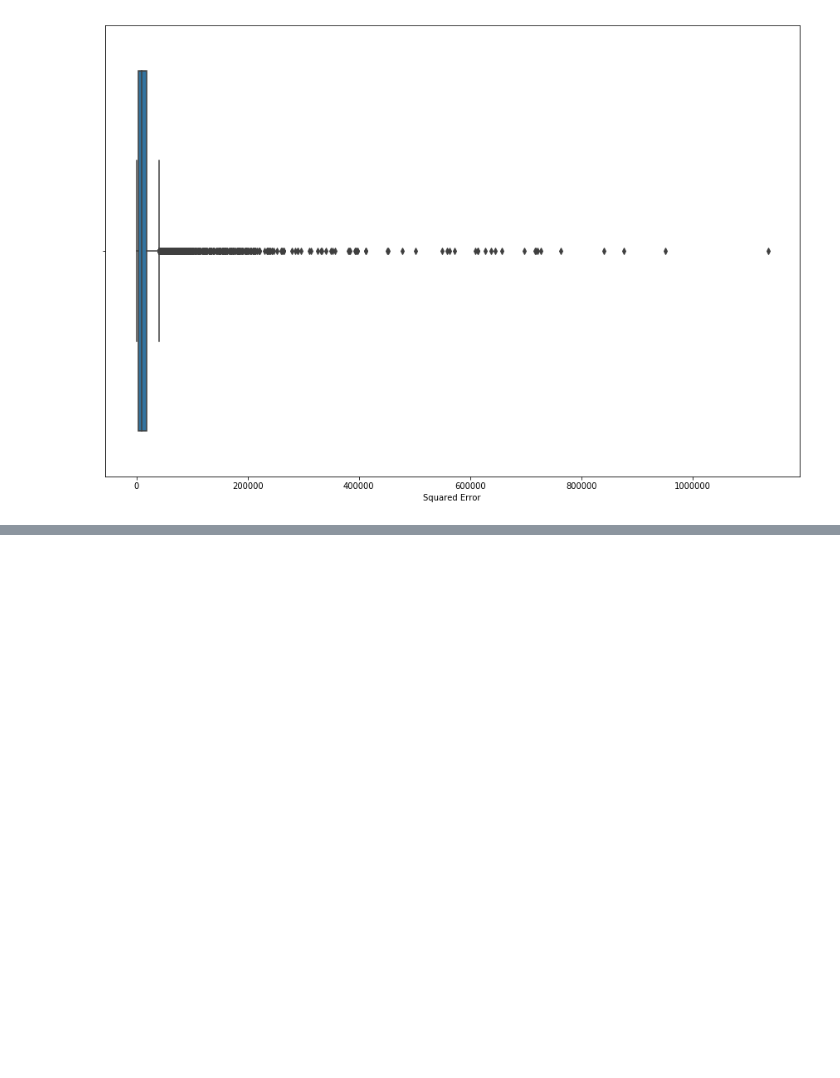
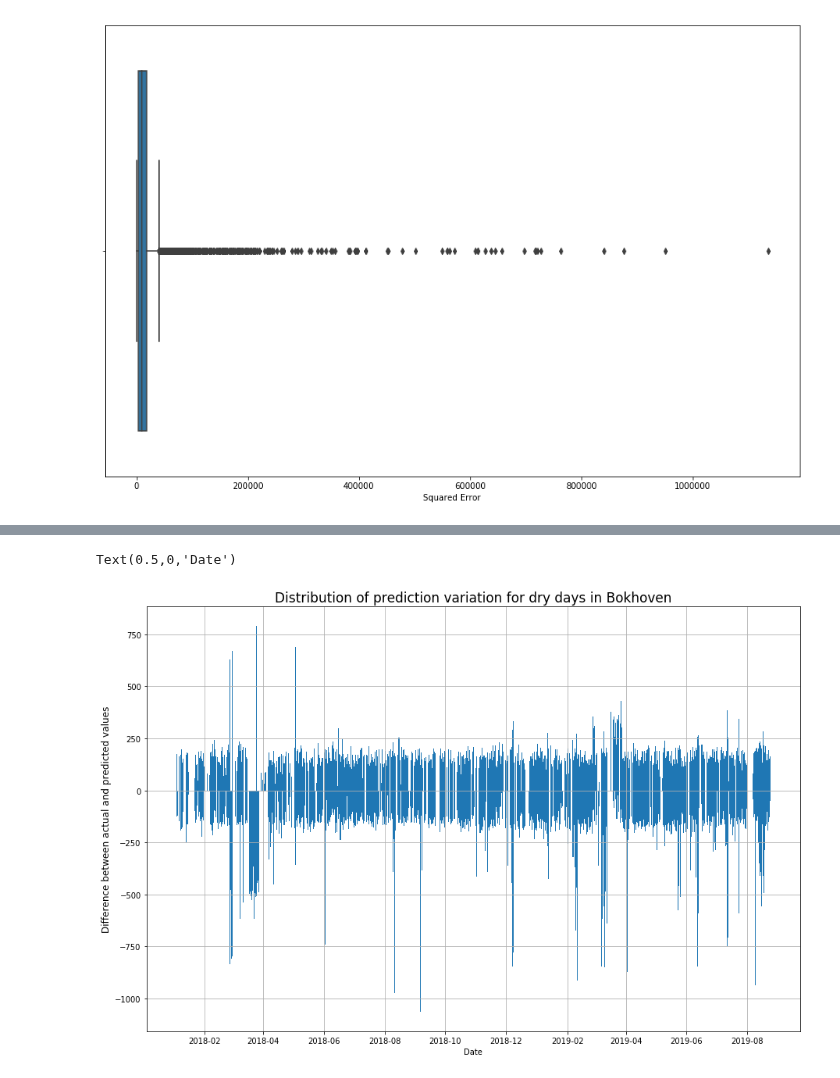
Before and after one commit to rogertian0707/jbg060, a Jupyter notebook: code/Error Visualizations.ipynb, the cells around one changed output, grey strips where cells are left out. Drawn from its saved outputs; the diff is of its cells as text; code cells hidden in the pictures; blank space fills up the shorter version.

```diff
--- a/code/Error Visualizations.ipynb
+++ b/code/Error Visualizations.ipynb
@@ -45,6 +112,7 @@ fig.tight_layout();
 # %%
 dry['Root Squared Error'] = ((dry['flow'] - dry['predictions'])**2)**0.5
 dry['Squared Error'] = ((dry['flow'] - dry['predictions'])**2)
+dry['diff'] = (dry['predictions'] - dry['flow'])
 # %% [output]
 A value is trying to be set on a copy of a slice from a DataFrame.
 Try using .loc[row_indexer,col_indexer] = value instead
@@ -131,0 +219,11 @@ sns.boxplot(dry['Squared Error']);
+# %%
+plt.figure(figsize=(15,10))
+plt.bar(dry.index, dry['diff'])
+plt.title("Distribution of prediction variation for dry days in Bokhoven", fontsize = 17)
+plt.grid()
+plt.ylabel('Difference between actual and predicted values', fontsize = 12)
+plt.xlabel('Date')
+#plt.savefig('../graphs/errordist.png');
+# %% [output]
+Text(0.5,0,'Date')
+[figure, added]
```
Also changed, not shown: parts of 9 cells of this notebook, 5 other files.
